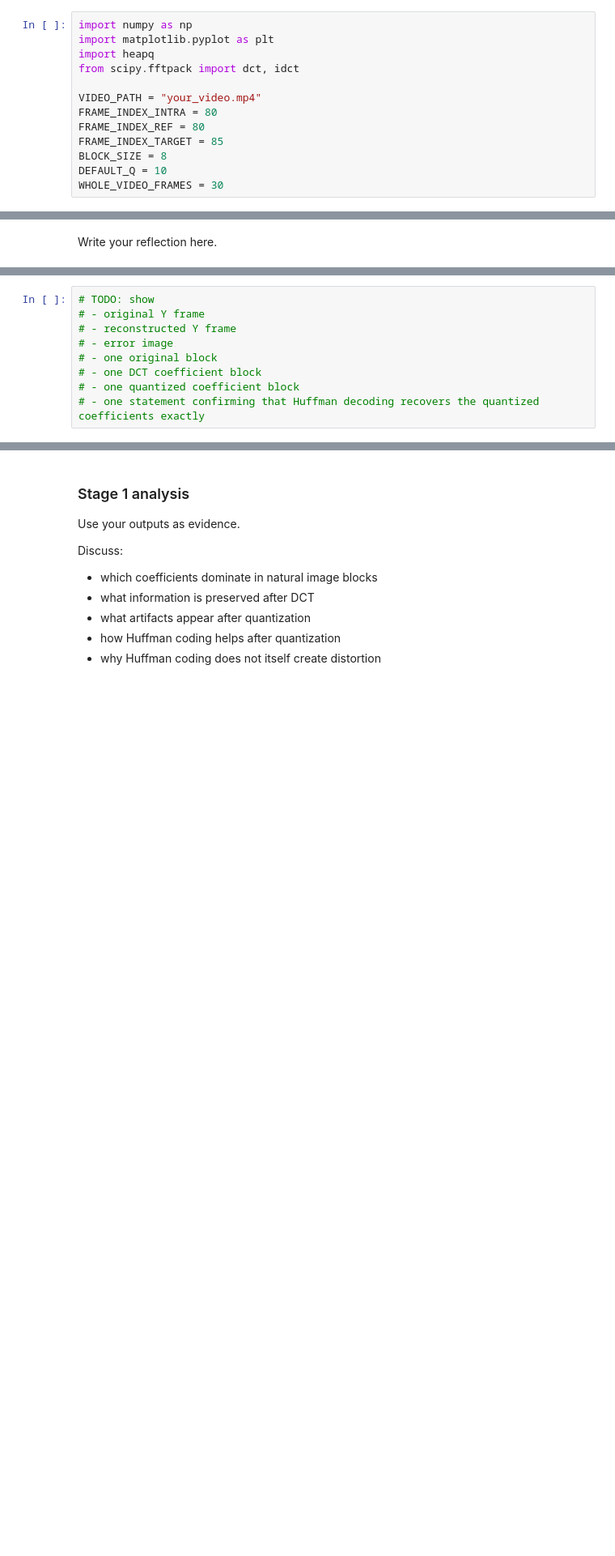
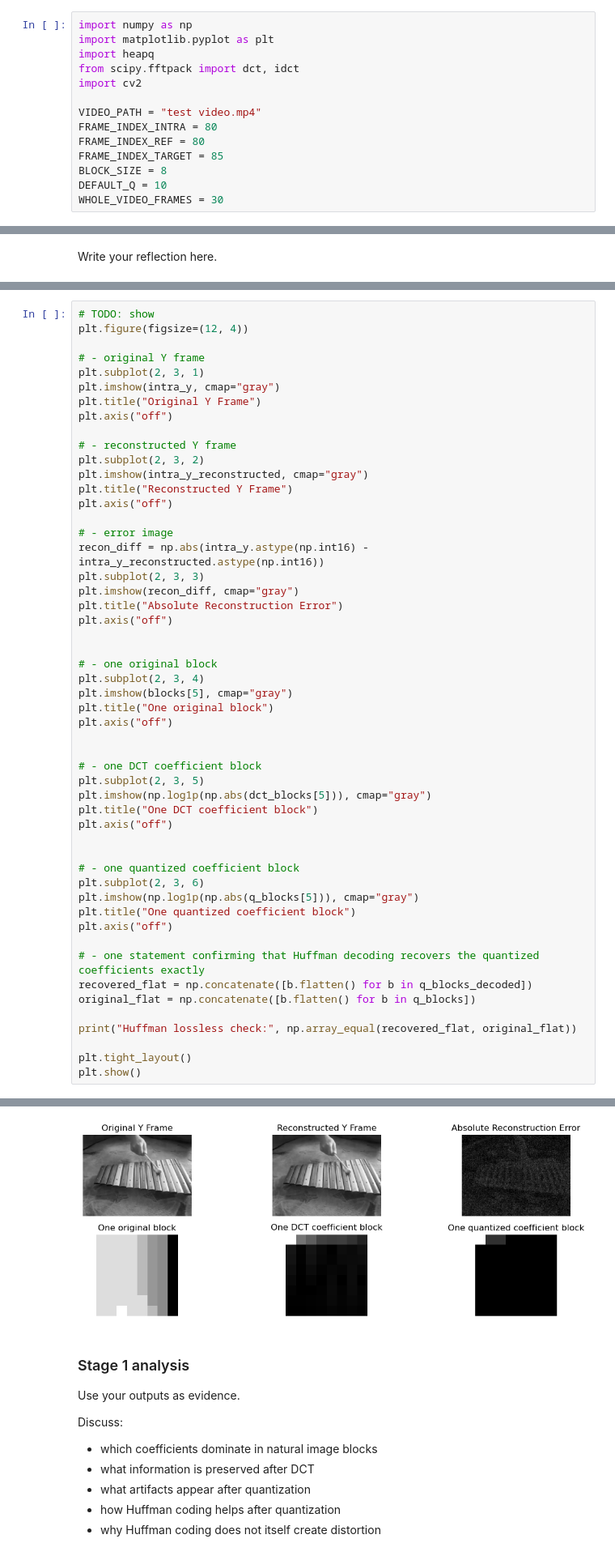
Before and after one commit to erikesshagen/DM1580-Video-Technology, a Jupyter notebook: Project/DM1580_2026_Course_Project-1.ipynb, the cells around one changed output, grey strips where cells are left out. Shown at 81% size. Saved outputs shown, nothing was run; the diff lists cells and outputs as text; blank space fills up the shorter version.

```diff
--- a/Project/DM1580_2026_Course_Project-1.ipynb
+++ b/Project/DM1580_2026_Course_Project-1.ipynb
@@ -142,8 +142,9 @@ import numpy as np
 import matplotlib.pyplot as plt
 import heapq
 from scipy.fftpack import dct, idct
+import cv2
 
-VIDEO_PATH = "your_video.mp4"
+VIDEO_PATH = "test video.mp4"
 FRAME_INDEX_INTRA = 80
 FRAME_INDEX_REF = 80
 FRAME_INDEX_TARGET = 85
@@ -307,9 +553,53 @@ Any distortion in the reconstructed image should come from **quantization**, not
 # %%
 # TODO: show
+plt.figure(figsize=(12, 4))
+
 # - original Y frame
+plt.subplot(2, 3, 1)
+plt.imshow(intra_y, cmap="gray")
+plt.title("Original Y Frame")
+plt.axis("off")
+
 # - reconstructed Y frame
+plt.subplot(2, 3, 2)
+plt.imshow(intra_y_reconstructed, cmap="gray")
+plt.title("Reconstructed Y Frame")
+plt.axis("off")
+
 # - error image
+recon_diff = np.abs(intra_y.astype(np.int16) - intra_y_reconstructed.astype(np.int16))
+plt.subplot(2, 3, 3)
+plt.imshow(recon_diff, cmap="gray")
+plt.title("Absolute Reconstruction Error")
+plt.axis("off")
+
+
 # - one original block
+plt.subplot(2, 3, 4)
+plt.imshow(blocks[5], cmap="gray")
+plt.title("One original block")
+plt.axis("off")
+
+
 # - one DCT coefficient block
+plt.subplot(2, 3, 5)
+plt.imshow(np.log1p(np.abs(dct_blocks[5])), cmap="gray")
+plt.title("One DCT coefficient block")
+plt.axis("off")
+
+
 # - one quantized coefficient block
+plt.subplot(2, 3, 6)
+plt.imshow(np.log1p(np.abs(q_blocks[5])), cmap="gray")
+plt.title("One quantized coefficient block")
+plt.axis("off")
+
 # - one statement confirming that Huffman decoding recovers the quantized coefficients exactly
+recovered_flat = np.concatenate([b.flatten() for b in q_blocks_decoded])
+original_flat = np.concatenate([b.flatten() for b in q_blocks])
+
+print("Huffman lossless check:", np.array_equal(recovered_flat, original_flat))
+
+plt.tight_layout()
+plt.show()
+# %% [output]
@@ -316,3 +607,4 @@ Any distortion in the reconstructed image should come from **quantization**, not
+[figure, added]
 # %% [markdown]
 ### Stage 1 analysis
 
```
Also changed, not shown: parts of 9 cells of this notebook, 1 other file.
